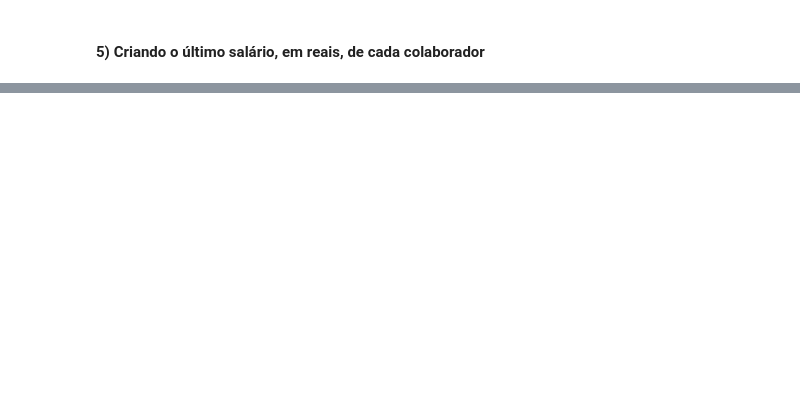
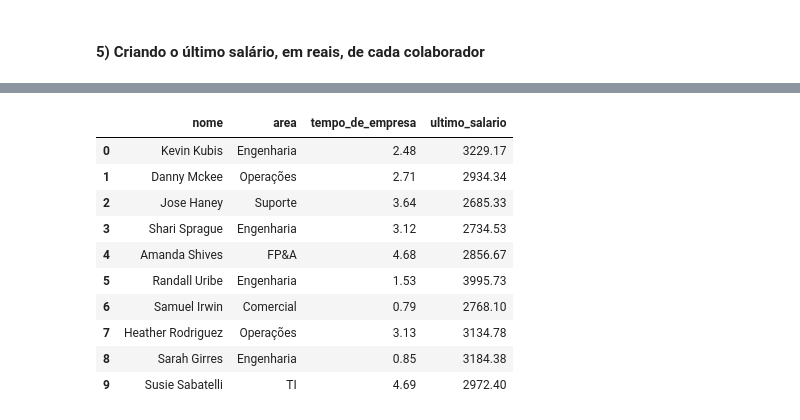
Before and after one commit to higor-gomes93/ona_research, a Jupyter notebook: dataset_generator.ipynb, the cells around one changed output, grey strips where cells are left out. Cells and saved outputs as stored; diff of their text form; code cells hidden in the pictures; blank space fills up the shorter version.

```diff
--- a/dataset_generator.ipynb
+++ b/dataset_generator.ipynb
@@ -95,0 +123,14 @@ area_average_salary = [round(abs(i), 2) for i in company_time]
+# %%
+dataset.head(10)
+# %% [output]
+|  | nome | area | tempo_de_empresa | ultimo_salario |
+| 0 | Kevin Kubis | Engenharia | 2.48 | 3229.17 |
+| 1 | Danny Mckee | Operações | 2.71 | 2934.34 |
+| 2 | Jose Haney | Suporte | 3.64 | 2685.33 |
+| 3 | Shari Sprague | Engenharia | 3.12 | 2734.53 |
+| 4 | Amanda Shives | FP&A | 4.68 | 2856.67 |
+| 5 | Randall Uribe | Engenharia | 1.53 | 3995.73 |
+| 6 | Samuel Irwin | Comercial | 0.79 | 2768.10 |
+| 7 | Heather Rodriguez | Operações | 3.13 | 3134.78 |
+| 8 | Sarah Girres | Engenharia | 0.85 | 3184.38 |
+| 9 | Susie Sabatelli | TI | 4.69 | 2972.40 |
```
Also changed, not shown: parts of 4 cells of this notebook.
